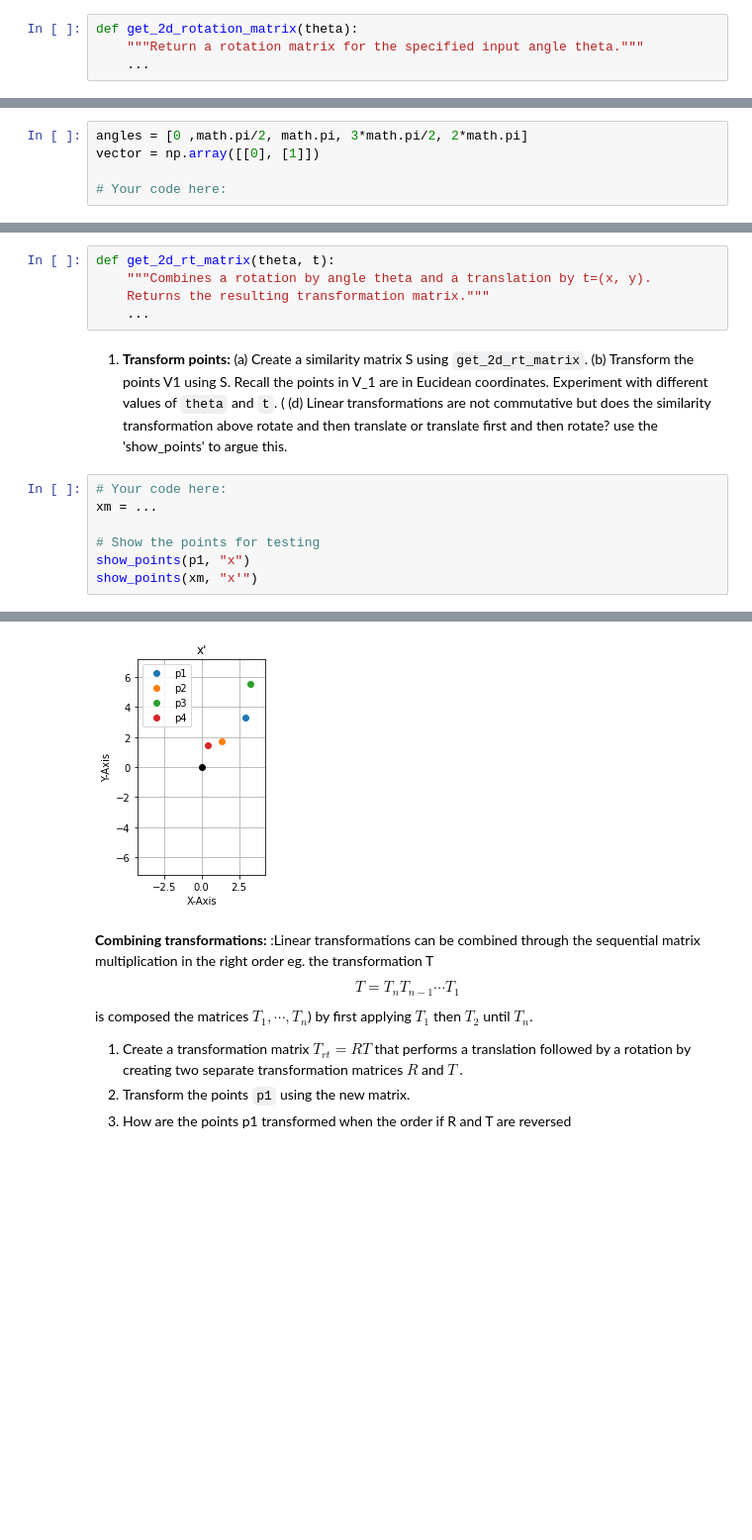
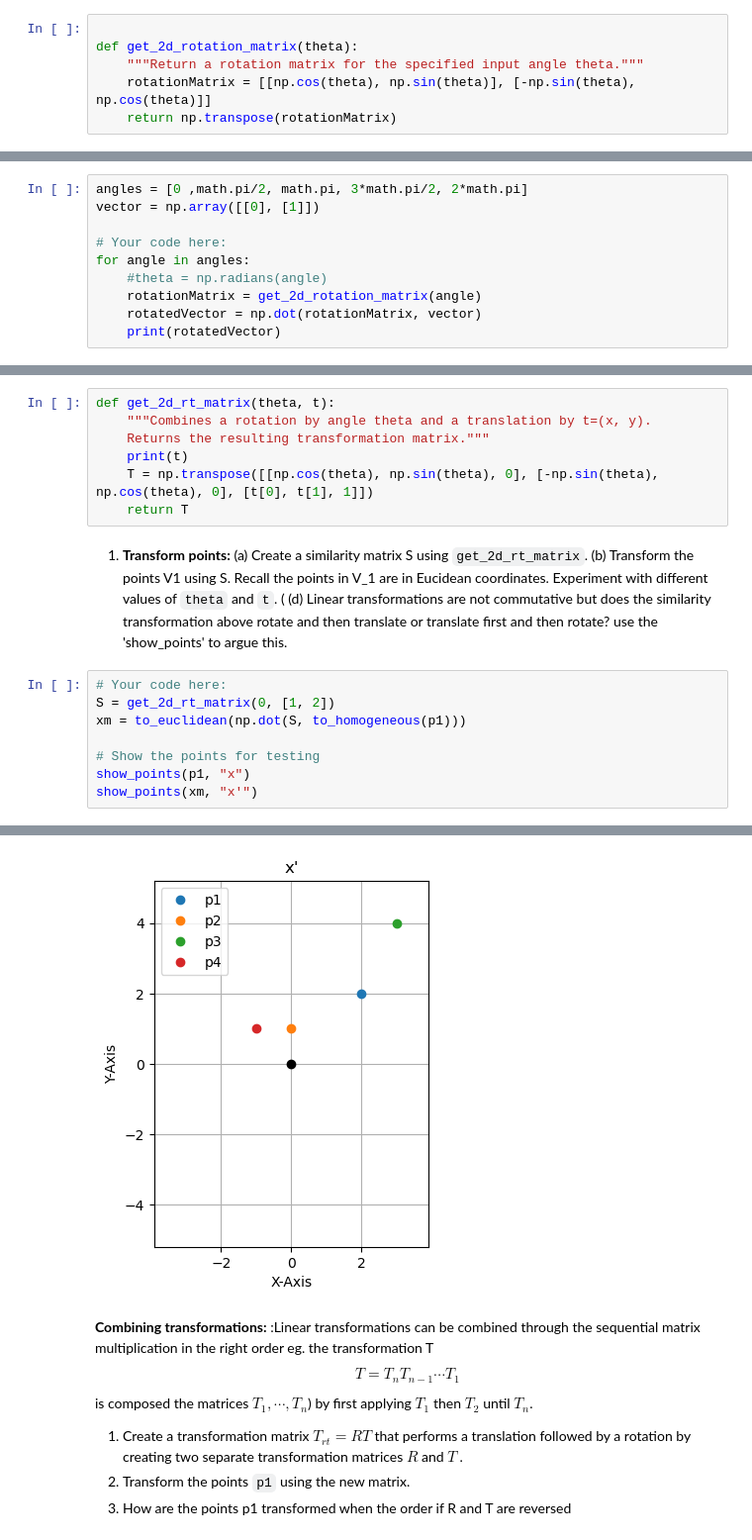
Before and after one commit to MikkelBerggreen/ITU-Introduction-to-Machine-Learning, a Jupyter notebook: source/exercises/W4-transformations/transformations.ipynb, the cells around one changed output, grey strips where cells are left out. Shown at 99% size. Cells and saved outputs as stored; diff of their text form; blank space fills up the shorter version.

```diff
--- a/source/exercises/W4-transformations/transformations.ipynb
+++ b/source/exercises/W4-transformations/transformations.ipynb
@@ -107,6 +109,8 @@ $$R = \left[
 1. **Create rotation matrices:** Implement the function `get_2d_rotation_matrix()` below which, given an input angle
 `theta` (in radians) returns the rotation matrix `R`:
 # %%
+
 def get_2d_rotation_matrix(theta):
     """Return a rotation matrix for the specified input angle theta."""
-    ...
+    rotationMatrix = [[np.cos(theta), np.sin(theta)], [-np.sin(theta), np.cos(theta)]]
+    return np.transpose(rotationMatrix)
@@ -118,6 +125,11 @@ angles = [0 ,math.pi/2, math.pi, 3*math.pi/2, 2*math.pi]
 vector = np.array([[0], [1]])
 
 # Your code here:
+for angle in angles:
+    #theta = np.radians(angle)
+    rotationMatrix = get_2d_rotation_matrix(angle)
+    rotatedVector = np.dot(rotationMatrix, vector)
+    print(rotatedVector)
 # %% [output]
 [[0.]
  [1.]]
@@ -198,12 +217,15 @@ angle `theta`  and 2D translation vector `t` returns the similarity matrix ($3 \
 def get_2d_rt_matrix(theta, t):
     """Combines a rotation by angle theta and a translation by t=(x, y).
     Returns the resulting transformation matrix."""
-    ...
+    print(t)
+    T = np.transpose([[np.cos(theta), np.sin(theta), 0], [-np.sin(theta), np.cos(theta), 0], [t[0], t[1], 1]])
+    return T
 # %% [markdown]
 1. **Transform points:**  (a) Create a similarity matrix S  using `get_2d_rt_matrix`. (b) Transform  the points V1 using S.   Recall the points in V_1 are in Eucidean coordinates. Experiment with different values of `theta` and `t`. ( (d) Linear transformations are not commutative but does the similarity transformation above rotate and then translate or translate first and then rotate? use the 'show_points' to argue this.
 # %%
 # Your code here:
-xm = ...
+S = get_2d_rt_matrix(0, [1, 2])
+xm = to_euclidean(np.dot(S, to_homogeneous(p1)))
 
 # Show the points for testing
 show_points(p1, "x")
@@ -213,4 +236,4 @@ show_points(xm, "x'")
-[figure, old version]
+[figure, new version]
 # %% [markdown]
    **Combining transformations:** :Linear transformations can be combined through the sequential matrix multiplication in the right order eg. the transformation T  $$T = T_nT_{n-1}\cdots T_{1}$$ is composed the matrices $T_1,\cdots , T_n$) by first applying $T_1$ then $T_2$ until $T_n$.
 
```
Also changed, not shown: parts of 7 cells of this notebook.
